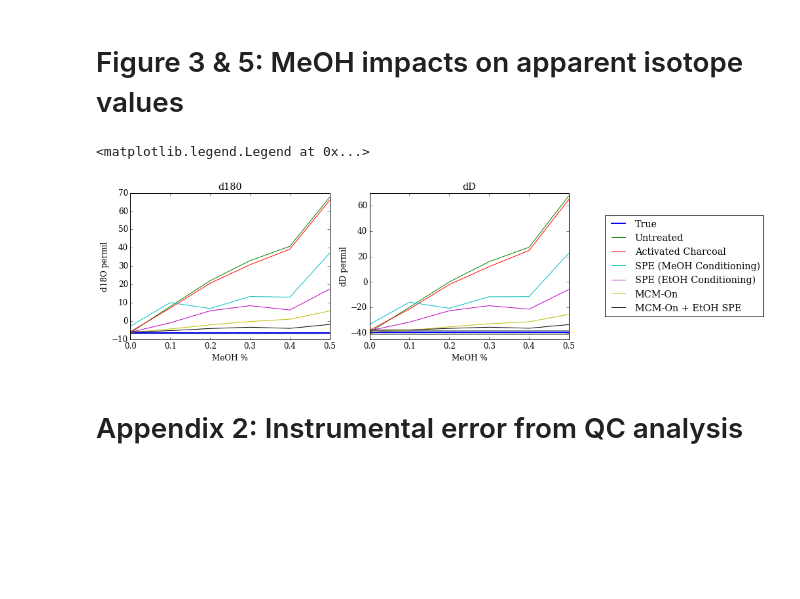
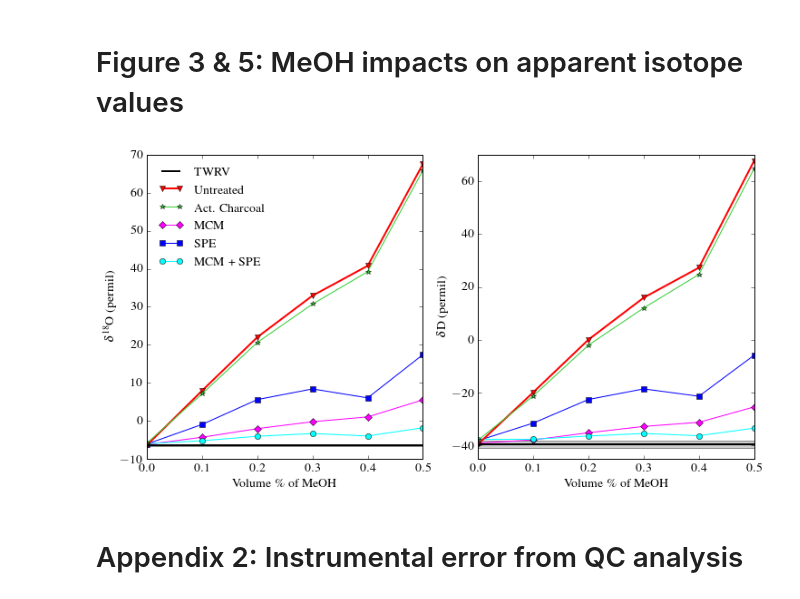
Before and after one commit to wolfhelius/isodopes, a Jupyter notebook: Isodopes Plotting.ipynb, the cells around one changed output. Drawn from its saved outputs; the diff is of its cells as text; code cells hidden in the pictures; blank space fills up the shorter version.

```diff
--- a/Isodopes Plotting.ipynb
+++ b/Isodopes Plotting.ipynb
@@ -19 +19,15 @@ spectra = pd.read_csv(spectra_file)
+# %%
+#spectra_file = r'./dat/absorption_spectra.csv'
+Data_dir = Dir + 'dat/'
+Fig_dir = Dir + 'fig/'
+spectra = pd.read_csv(Data_dir+'absorption_spectra.csv')
+
+#Define properties for plot style
+sizeOfFont = 12
+fontProperties = {'family':'serif','serif':['Times'],
+    'weight' : 'normal', 'size' : sizeOfFont}
+ticks_font = font_manager.FontProperties(family='Times', style='normal',
+    size=sizeOfFont, weight='normal', stretch='normal')
+rc('text', usetex=True)
+rc('font',**fontProperties)
 # %%
@@ -152,44 +234,57 @@ Ethanol impacts on delta values with 3 treatment methods:(1) AC, (2) SPE, (3) MC
 # %% [markdown]
 # Figure 3 & 5: MeOH impacts on apparent isotope values
 # %%
-meoh_file = r'./dat/meoh_impact.csv'
-meoh = pd.read_csv(meoh_file)
+#meoh_file = r'./dat/meoh_impact.csv'
+meoh = pd.read_csv(Data_dir + 'meoh_impact.csv')
 # %%
-fig, axes = plt.subplots(1, 2, figsize=(12,4))
+os.chdir(Fig_dir)
+#Define properties for plot style
+sizeOfFont = 14
+fontProperties = {'family':'serif','serif':['Times'],
+    'weight' : 'normal', 'size' : sizeOfFont}
+ticks_font = font_manager.FontProperties(family='Times', style='normal',
+    size=sizeOfFont, weight='normal', stretch='normal')
+rc('text', usetex=True)
+rc('font',**fontProperties)
 
-axes[0].set_title("d180")
-axes[0].set_xlabel("MeOH %")
-axes[0].set_ylabel("d18O permil")
-axes[0].plot(meoh.Me_Conc, meoh.True_d18O, lw = 2, label="True")
-axes[0].plot(meoh.Me_Conc, meoh.Control_d18O, label="Untreated")
-axes[0].plot(meoh.Me_Conc, meoh.AC_d18O, label="Activated Charcoal")
-axes[0].plot(meoh.Me_Conc, meoh.MeSPE_d18O, label="SPE (MeOH Conditioning)")
-axes[0].plot(meoh.Me_Conc, meoh.EtSPE_d18O, label="SPE (EtOH Conditioning)")
-axes[0].plot(meoh.Me_Conc, meoh.MCM_d18O, label="MCM-On")
-axes[0].plot(meoh.Me_Conc, meoh.MCM_EtSPE_d18O, label="MCM-On + EtOH SPE")
+fig, axes = plt.subplots(1, 2, figsize=(12,6))
+
+#axes[0].set_title("$\delta^{18}$0")
+axes[0].set_xlabel("Volume $\%$ of MeOH %")
+axes[0].set_ylabel("$\delta^{18}$O (permil)")
+#axes[0].plot(meoh.Me_Conc, meoh.MeSPE_d18O, label="SPE (MeOH Conditioning)")
+#axes[0].plot(meoh.Me_Conc, meoh.EtSPE_d18O, label="SPE (EtOH Conditioning)", 'blue')
+spe, = axes[0].plot(meoh.Me_Conc, meoh.EtSPE_d18O, label="SPE (EtOH Conditioning)", color = 'blue', marker = 's')
+mcm, = axes[0].plot(meoh.Me_Conc, meoh.MCM_d18O, label="MCM", color = 'magenta', marker = 'D')
+mcmspe, = axes[0].plot(meoh.Me_Conc, meoh.MCM_EtSPE_d18O, label="MCM + EtOH SPE", color = 'cyan', marker = 'o')
+unt, = axes[0].plot(meoh.Me_Conc, meoh.Control_d18O, lw = 2, label="Untreated", color = 'red', marker = 'v')
+ac, = axes[0].plot(meoh.Me_Conc, meoh.AC_d18O, label="Activated Charcoal",color = 'limegreen' , marker = '*' )
+twrv, = axes[0].plot(meoh.Me_Conc, meoh.True_d18O, lw = 2, label="TRWV",color = 'black')
 
 #inst. error shading
 axes[0].fill_between(meoh.Me_Conc, meoh.instrument_error_d18O_upper[0], meoh.instrument_error_d18O_lower[0], facecolor='grey', alpha=0.4)
 axes[1].fill_between(meoh.Me_Conc, meoh.instrument_error_dD_upper[0], meoh.instrument_error_dD_lower[0], facecolor='grey', alpha=0.4)
 
 
-axes[1].set_title("dD")
-axes[1].set_xlabel("MeOH %")
-axes[1].set_ylabel("dD permil")
-axes[1].plot(meoh.Me_Conc, meoh.True_dD, lw = 2, label="True")
-axes[1].plot(meoh.Me_Conc, meoh.Control_dD, label="Untreated")
-axes[1].plot(meoh.Me_Conc, meoh.AC_dD, label="Activated Charcoal")
-axes[1].plot(meoh.Me_Conc, meoh.MeSPE_dD, label="SPE (MeOH Conditioning)")
-axes[1].plot(meoh.Me_Conc, meoh.EtSPE_dD, label="SPE (EtOH Conditioning)")
-axes[1].plot(meoh.Me_Conc, meoh.MCM_dD, label="MCM-On")
-axes[1].plot(meoh.Me_Conc, meoh.MCM_EtSPE_dD, label="MCM-On + EtOH SPE")
+#axes[1].set_title("dD")
+axes[1].set_xlabel("Volume $\%$ of MeOH %")
+axes[1].set_ylabel("$\delta$D (permil)")
+#axes[1].plot(meoh.Me_Conc, meoh.MeSPE_dD, label="SPE (MeOH Conditioning)")
+#axes[1].plot(meoh.Me_Conc, meoh.EtSPE_dD, label="SPE (EtOH Conditioning)", 'blue')
+spe, = axes[1].plot(meoh.Me_Conc, meoh.EtSPE_dD, label="SPE",color = 'blue', marker = 's')
+mcm, = axes[1].plot(meoh.Me_Conc, meoh.MCM_dD, label="MCM", color ='magenta', marker = 'D')
+mcmspe, = axes[1].plot(meoh.Me_Conc, meoh.MCM_EtSPE_dD, label="MCM + EtOH SPE", color ='cyan', marker = 'o')
+unt, = axes[1].plot(meoh.Me_Conc, meoh.Control_dD, lw = 2, label="Untreated", color ='red', marker = 'v')
+ac, = axes[1].plot(meoh.Me_Conc, meoh.AC_dD, label="Activated Charcoal",color ='limegreen' , marker = '*' )
+twrv, = axes[1].plot(meoh.Me_Conc, meoh.True_dD, lw = 2, label="TRWV",color ='black')
 plt.axis([0, 0.5, -45, 70])
 
 #axes[1].legend(bbox_to_anchor=(1.550, 0.5), loc = 5) #legend for figure 3
-axes[1].legend(bbox_to_anchor=(2.0, 0.5), loc = 5) #legend (same for both) on mid-right.
+axes[0].legend([twrv, unt, ac, mcm, spe, mcmspe], ["TWRV", "Untreated", "Act. Charcoal", "MCM", "SPE", "MCM + SPE"],bbox_to_anchor=None, loc = 2,fontsize = sizeOfFont,frameon=False) #legend (same for both) on mid-right. [fig 4]
+
+plt.savefig('Fig3_MeOH_Impact.pdf', bbox_inches='tight')
 # %% [output]
-<matplotlib.legend.Legend at 0x...>
-[figure, old version]
+[figure, new version]
 # %% [markdown]
 # Appendix  2: Instrumental error from QC analysis
 # %%
```
Also changed, not shown: parts of 12 cells of this notebook.
